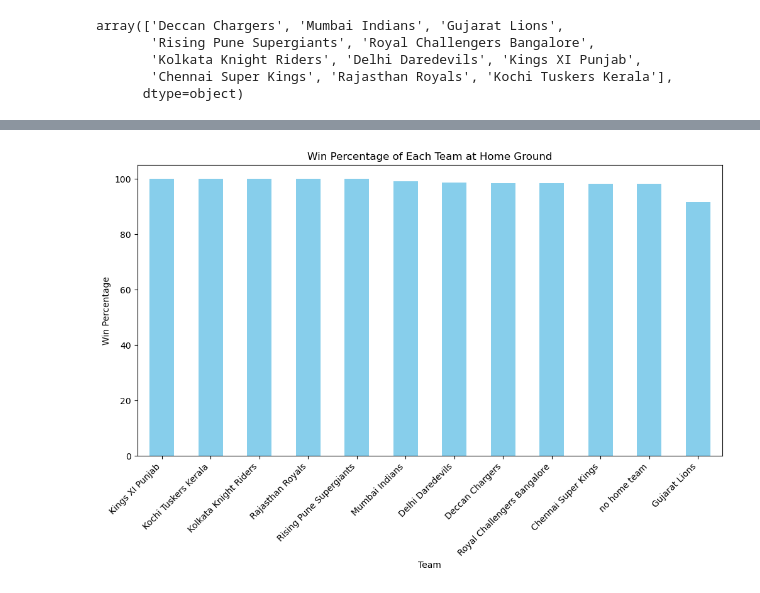
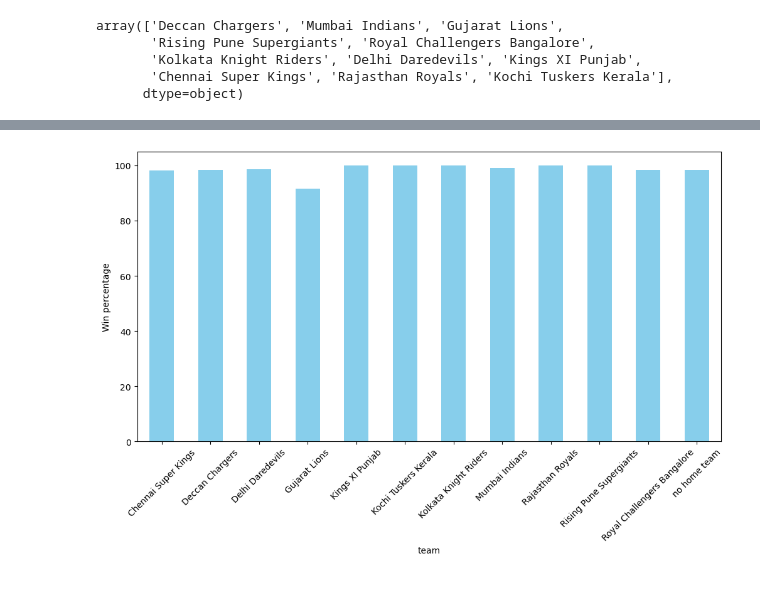
Before and after one commit to Spap123/DIG-Classes, a Jupyter notebook: 25th Feb Batch/Class_24.09.2023_IPL_Project.ipynb, the cells around one changed output, grey strips where cells are left out. Drawn from its saved outputs; the diff is of its cells as text; code cells hidden in the pictures.

```diff
--- a/25th Feb Batch/Class_24.09.2023_IPL_Project.ipynb
+++ b/25th Feb Batch/Class_24.09.2023_IPL_Project.ipynb
@@ -401,16 +345,9 @@ no home team                      98.101266
 # %%
-# Assuming 'home_team_stats' is the DataFrame containing win percentages
-
-# Sort the DataFrame by win percentage in descending order
-home_team_stats = home_team_stats.sort_values(by='win_percentage', ascending=False)
-
-# Plot the win percentage for each team
-plt.figure(figsize=(12, 6))
-home_team_stats['win_percentage'].plot(kind='bar', color='skyblue')
-plt.title('Win Percentage of Each Team at Home Ground')
-plt.xlabel('Team')
-plt.ylabel('Win Percentage')
-plt.xticks(rotation=45, ha='right')
+plt.figure(figsize=(12,6))
+home_team_stats['win_percentage'].plot(kind='bar',color='skyblue')
+plt.xlabel('team')
+plt.ylabel('Win percentage')
+plt.xticks(rotation=45)
 plt.show()
 # %% [output]
-[figure, old version]
+[figure, new version]
```
Also changed, not shown: parts of 28 cells of this notebook, 2 other files.
